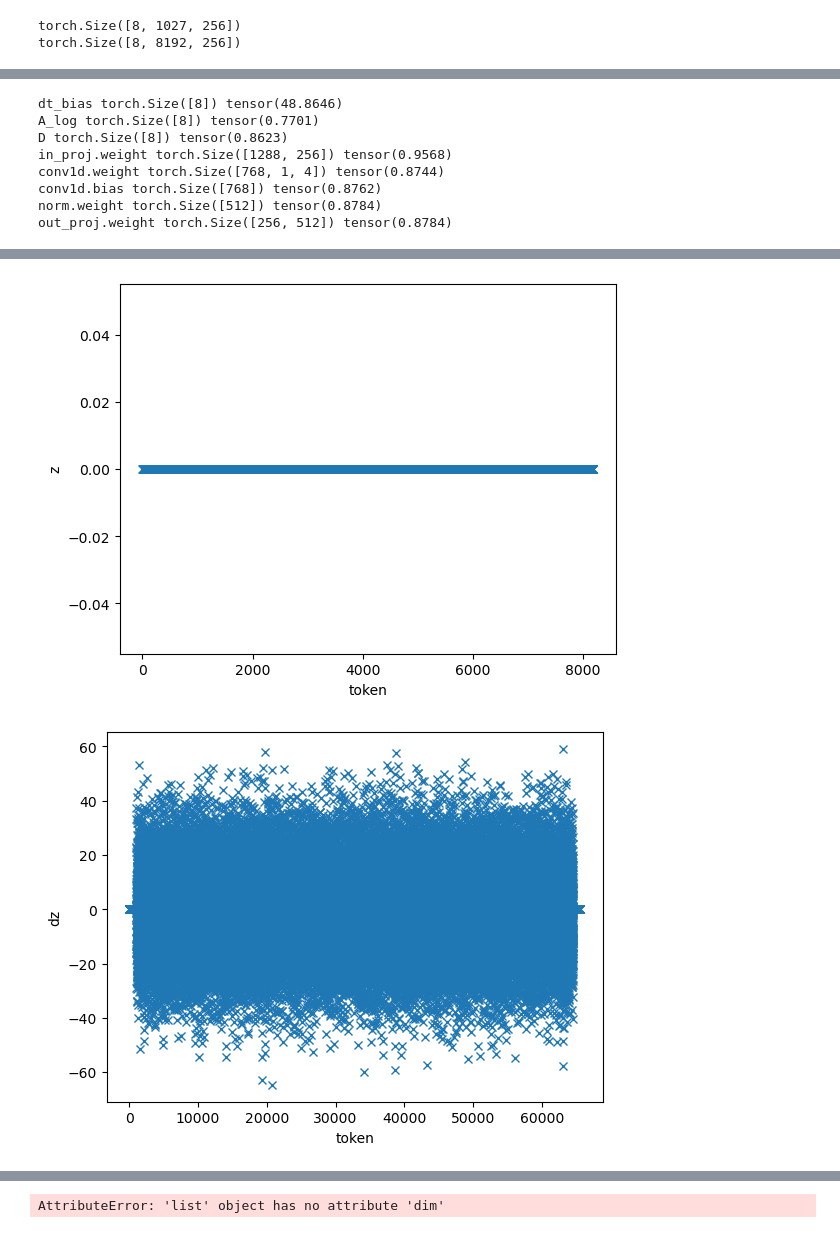
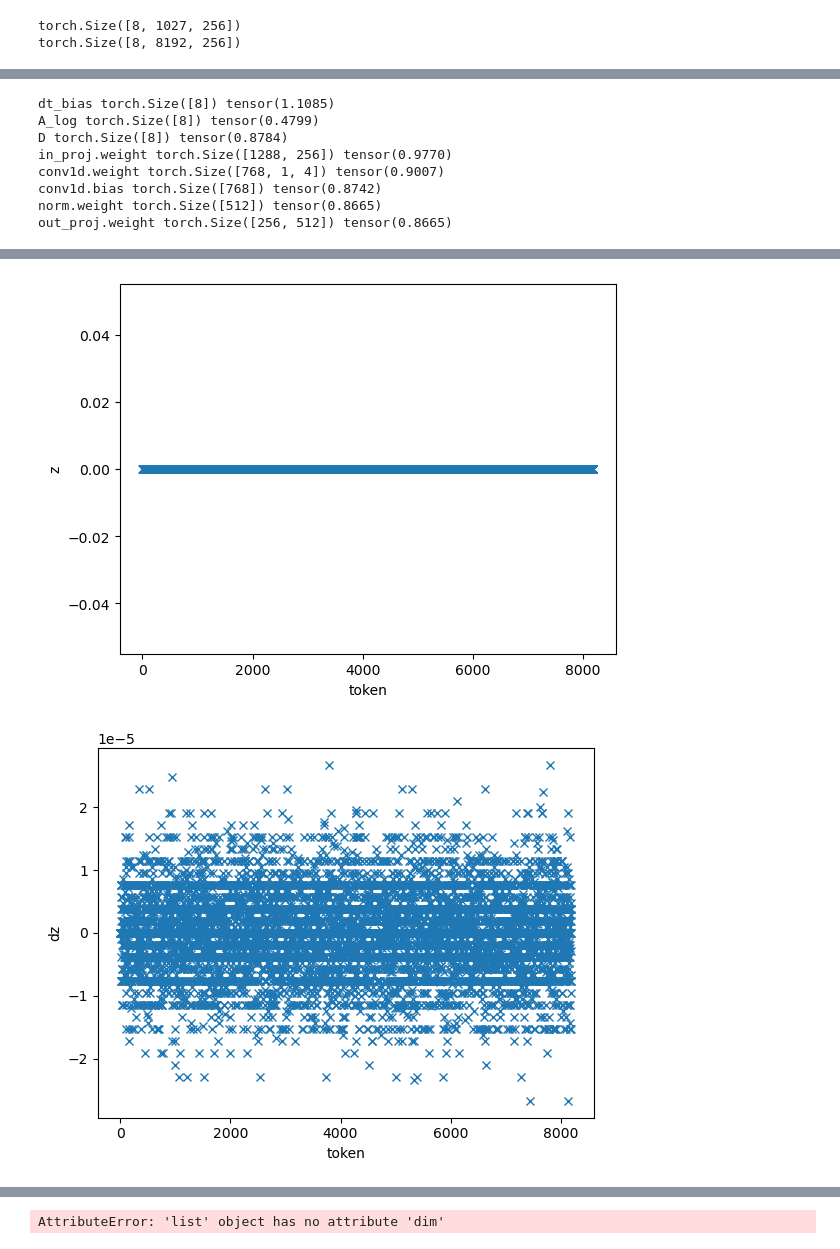
Before and after one commit to state-spaces/mamba, a Jupyter notebook: tests.ipynb, the cells around one changed output, grey strips where cells are left out. Saved outputs shown, nothing was run; the diff lists cells and outputs as text; code cells hidden in the pictures.

```diff
--- a/tests.ipynb
+++ b/tests.ipynb
@@ -661,7 +662,7 @@ import os
 import torch
 dist_dir = 'par_save'
 ser_dir = 'ser_save'
-files = ['input','output', 'grad_dict','ddt','ddt_given','z','dz', 'out'] #,'states','passed_states','final_states','dstates','dpassed_states','bw_states','ddA_chunk_cumsum']
+files = ['input','output', 'grad_dict','ddt','ddt_given','z','dz','dz_i','dout','dy_rms','rmsnorm_weight','rstd','x_rms','z_rms', 'out'] #,'states','passed_states','final_states','dstates','dpassed_states','bw_states','ddA_chunk_cumsum']
 dist_dict = {}
 num_gpus=8
 dir = dist_dir
@@ -758,18 +760,19 @@ for (k,v),(k2,v2) in zip(ser_dict['grad_dict'][0].items(),dist_dict['grad_dict']
     #plt.figure()
     #plt.hist((v-v2).div(v).flatten())
 # %% [output]
-dt_bias torch.Size([8]) tensor(48.8646)
-A_log torch.Size([8]) tensor(0.7701)
-D torch.Size([8]) tensor(0.8623)
-in_proj.weight torch.Size([1288, 256]) tensor(0.9568)
-conv1d.weight torch.Size([768, 1, 4]) tensor(0.8744)
-conv1d.bias torch.Size([768]) tensor(0.8762)
-norm.weight torch.Size([512]) tensor(0.8784)
-out_proj.weight torch.Size([256, 512]) tensor(0.8784)
+dt_bias torch.Size([8]) tensor(1.1085)
+A_log torch.Size([8]) tensor(0.4799)
+D torch.Size([8]) tensor(0.8784)
+in_proj.weight torch.Size([1288, 256]) tensor(0.9770)
+conv1d.weight torch.Size([768, 1, 4]) tensor(0.9007)
+conv1d.bias torch.Size([768]) tensor(0.8742)
+norm.weight torch.Size([512]) tensor(0.8665)
+out_proj.weight torch.Size([256, 512]) tensor(0.8665)
 # %%
 from einops import rearrange
 for (k,v),(k2,v2) in zip(ser_dict.items(),dist_dict.items()):
-    if k in ['grad_dict','final_states','input','output']:
+    print(k)
+    if k in ['grad_dict','final_states','input','output','rstd']:
         continue
     if k in ['ddA_chunk_cumsum']:
         v = [rearrange(x,'i j c -> i c j') for x in v]
@@ -777,9 +780,14 @@ for (k,v),(k2,v2) in zip(ser_dict.items(),dist_dict.items()):
     if k in ['ddt']:
         v = [rearrange(x,'i j c k -> i c j k') for x in v]
         v2 = [rearrange(x,'i j c k-> i c j k') for x in v2]
-    if k in ['dz']:
-        v = [x.unsqueeze(0) for x in v]
+    if k in ['dz','dz_i','dout','dy_rms','x_rms','z_rms']:
+        v = [rearrange(x, '(b s) d -> b s d', b = 8) for x in v]
+        v2 = [rearrange(x, '(b s) d -> b s d', b = 8) for x in v2]
+    if k in ['rmsnorm_weight']:
+        print(v)
+        v = [torch.cat([v[0].unsqueeze(0) for _ in range(len(v2))], dim=1)]
         v2 = [x.unsqueeze(0) for x in v2]
+
     print(k)
     print(k,k2,v[0].shape,v2[0].shape)
     v1_cat = v[0].detach()
@@ -820,3 +825,3 @@ torch.Size([8, 8192, 8, 64]) torch.Size([8, 8192, 8, 64])
 [figure]
 [figure]
-[figure, old version]
+[figure, new version]
```
Also changed, not shown: parts of 6 cells of this notebook, 1 other file.
